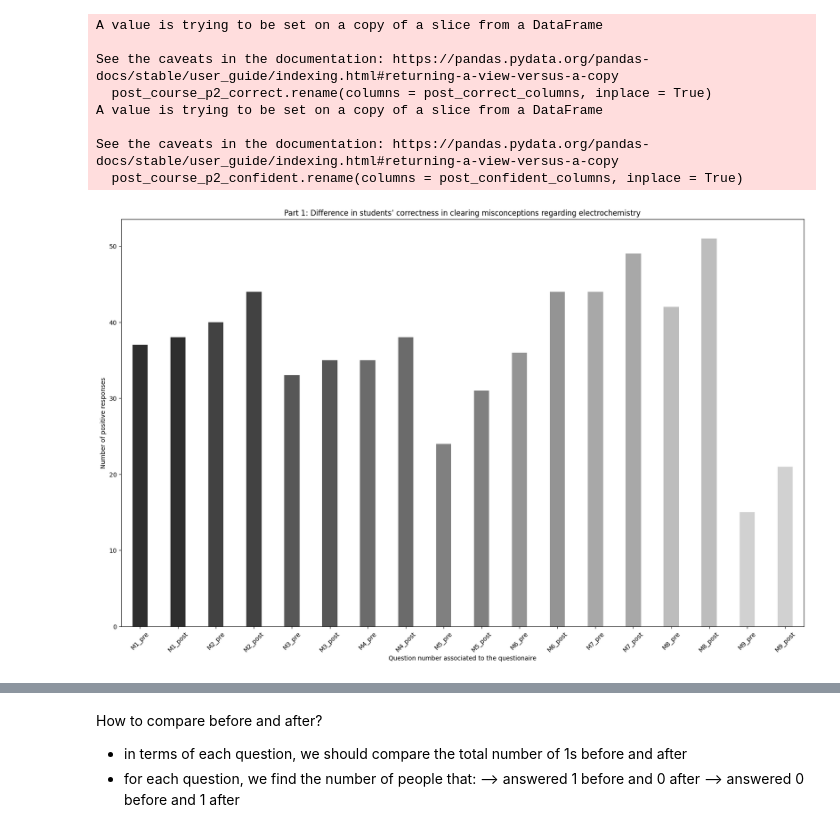
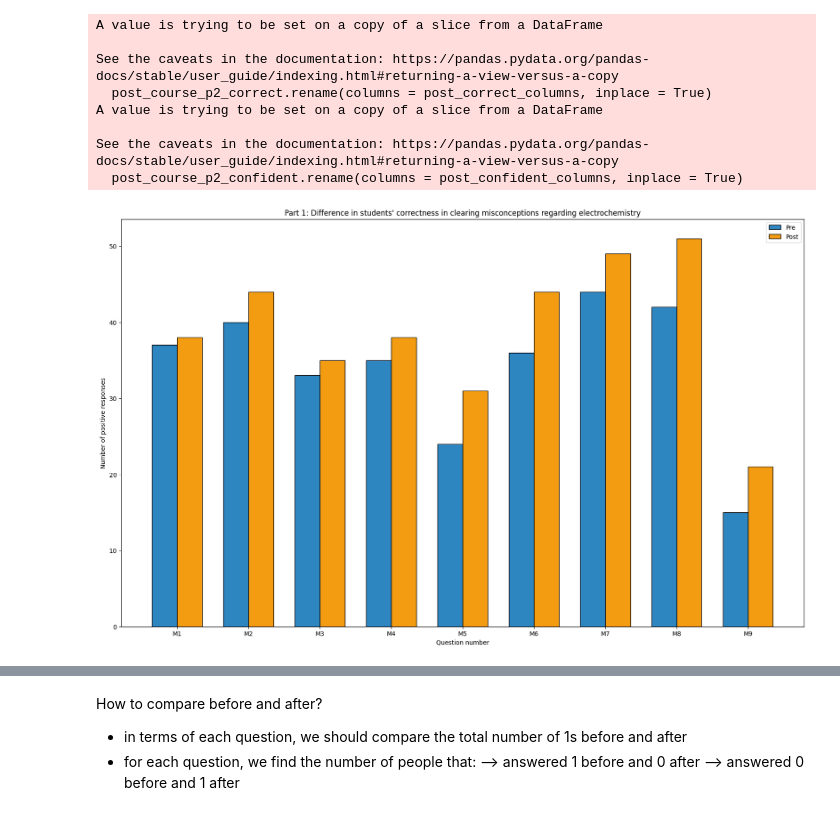
Before and after one commit to kwangyy/electro-analysis, a Jupyter notebook: part_2_analysis.ipynb, the cells around one changed output, grey strips where cells are left out. Saved outputs shown, nothing was run; the diff lists cells and outputs as text; code cells hidden in the pictures.

```diff
--- a/part_2_analysis.ipynb
+++ b/part_2_analysis.ipynb
@@ -293,43 +282,35 @@ correct_data = data_preprocessing(correct_data)
 # %%
 import matplotlib.pyplot as plt
 import seaborn as sns
-# %%
-# Create a figure and axes
-fig, ax = plt.subplots(figsize = (20, 12))
-
-# Set the x-axis tick positions and labels for every two columns
-num_columns = len(correct_data.columns)
-x_positions = list(range(0, num_columns * 4, 8))
-x_labels = correct_data.columns[::2]  # Get every second column name as labels
-
-# Set the x-axis tick positions and labels
-ax.set_xticklabels(x_labels)
-
-# Rotate the x-axis labels if necessary to avoid overlapping
-plt.xticks(rotation=45)
-
-# Create the barplot using Seaborn with the grey color palette
-colour_tuple = []
-value = 0.1
-for i in range(9):
-    value += 0.08
-    value_tuple = (value,) * 3
-    colour_tuple.append(value_tuple)
-    colour_tuple.append(value_tuple)
-
-grey_colors = sns.color_palette(colour_tuple, n_colors=len(correct_data.columns))
-sns.barplot(correct_data, palette=grey_colors, ax=ax, width = 0.4)
-
-# Optionally, you can set the plot title and labels if needed
-plt.title("Part 1: Difference in students’ correctness in clearing misconceptions regarding electrochemistry")
-plt.xlabel("Question number associated to the questionaire")
-plt.ylabel("Number of positive responses")
-
-# Show the plot
-plt.savefig("Correctness Graph.png")
-plt.show()
-# %% [output]
-[figure, removed]
+# %%
+# Correctness Graph
+fig, ax = plt.subplots(figsize=(20, 12))
+
+n_questions = len(correct_data.columns) // 2
+x = np.arange(n_questions)
+width = 0.35
+
+# Create bars with distinct colors and black edges
+for i in range(n_questions):
+    pre_col = correct_data.iloc[:, i*2]
+    post_col = correct_data.iloc[:, i*2+1]
+
+    ax.bar(x[i] - width/2, pre_col, width, label='Pre' if i == 0 else "",
+           color='#2E86C1', edgecolor='black', linewidth=1)
+    ax.bar(x[i] + width/2, post_col, width, label='Post' if i == 0 else "",
+           color='#F39C12', edgecolor='black', linewidth=1)
+
+ax.set_ylabel('Number of positive responses')
+ax.set_xlabel('Question number')
+ax.set_title('Part 1: Difference in students\' correctness in clearing misconceptions regarding electrochemistry')
+ax.set_xticks(x)
+ax.set_xticklabels([f'M{i+1}' for i in range(n_questions)])
+ax.legend()
+
+plt.savefig("Correctness Graph.png")
+plt.show()
+# %% [output]
+[figure, added]
 # %%
 confident_data = concat_data(pre_course_p2_confident, post_course_p2_confident)
 confident_data = data_preprocessing(confident_data)
```
Also changed, not shown: parts of 3 cells of this notebook, 13 other files.
